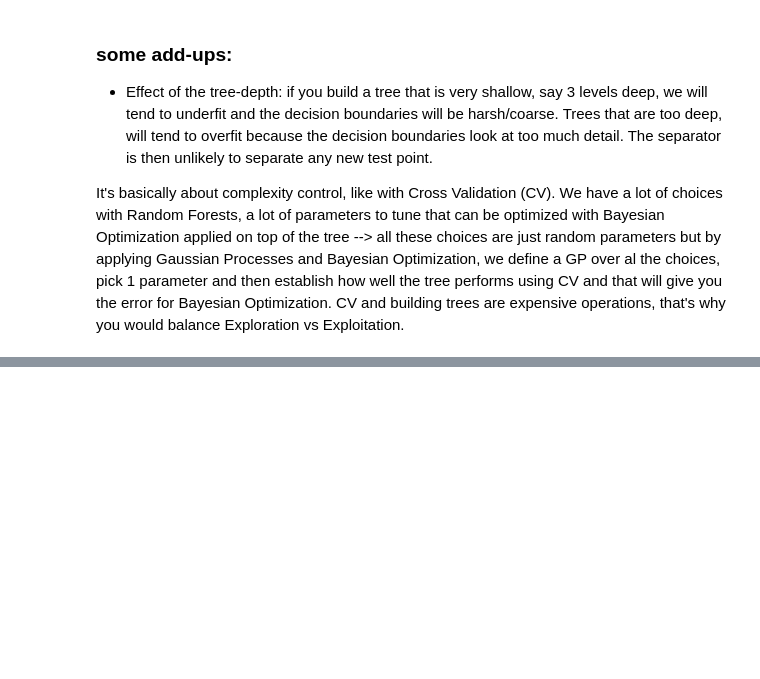
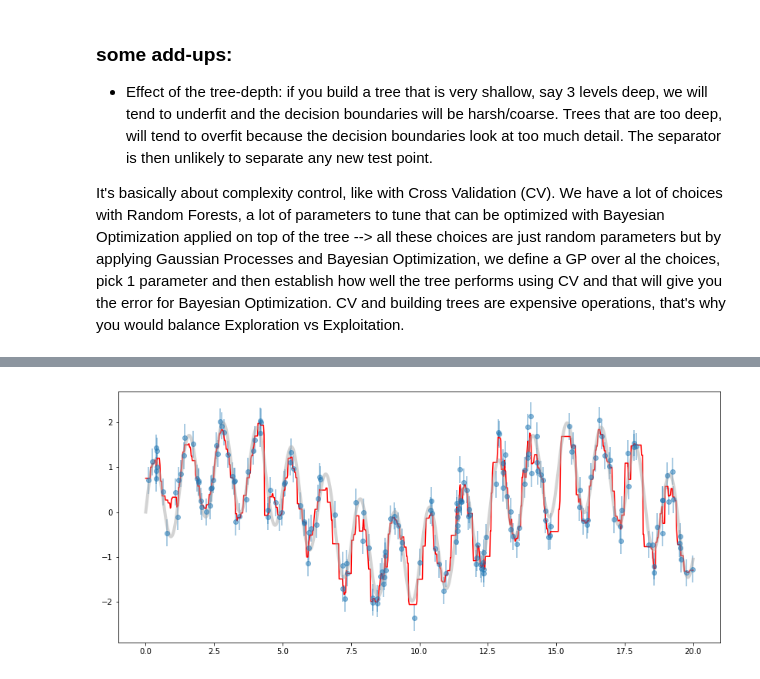
Before and after one commit to rmania/datascience, a Jupyter notebook: ubc_ml/08_random_forests.ipynb, the cells around one changed output, grey strips where cells are left out. Saved outputs shown, nothing was run; the diff lists cells and outputs as text; code cells hidden in the pictures; blank space fills up the shorter version.

```diff
--- a/ubc_ml/08_random_forests.ipynb
+++ b/ubc_ml/08_random_forests.ipynb
@@ -153,0 +182,16 @@ It's basically about complexity control, like with Cross Validation (CV). We hav
+# %%
+from sklearn.ensemble import RandomForestRegressor
+
+fig, ax  = plt.subplots(figsize=[14,6])
+rfr = RandomForestRegressor(n_estimators=100)
+rfr.fit(x[:, None], y)
+
+xfit = np.linspace(0, 20, 1000)
+yfit = forest.predict(xfit[:, None])
+ytrue = model(xfit, sigma=0)
+
+ax.errorbar(x, y, 0.3, fmt='o', alpha=0.5)
+ax.plot(xfit, yfit, '-r');
+ax.plot(xfit, ytrue, color = 'darkgray', lw = 4, linestyle = '-', alpha=0.5);
+# %% [output]
+[figure, added]
```
Also changed, not shown: parts of 9 cells of this notebook.
